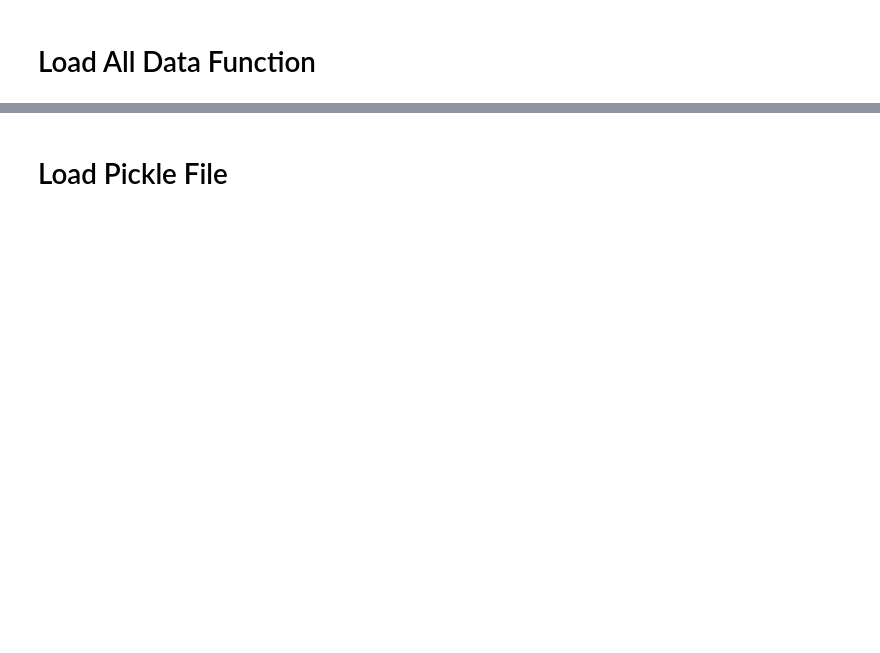
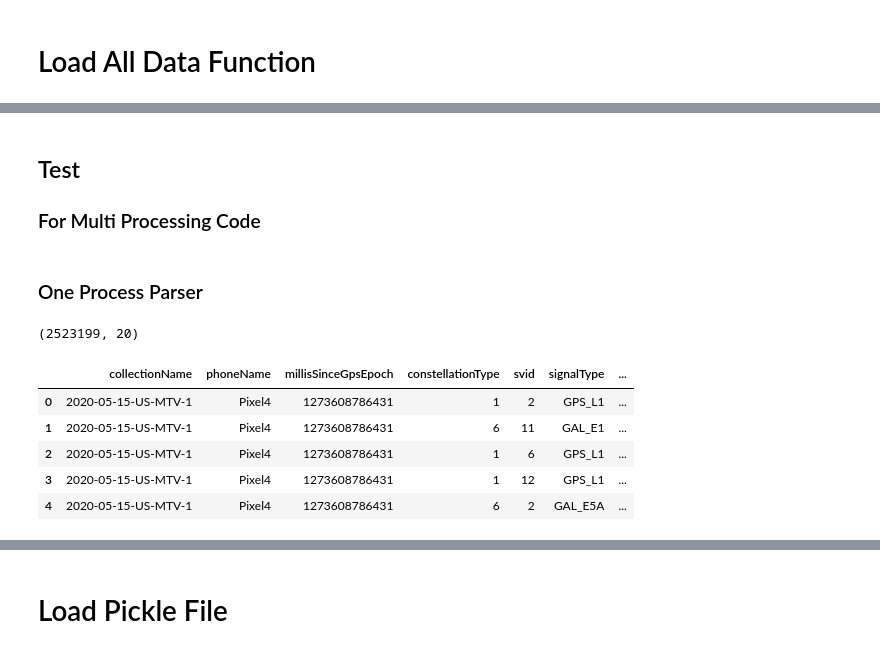
Before and after one commit to leeh8911/BeSuperRepo, a Jupyter notebook: GoogleSmartPhone/code/GSDC1_GatherData.ipynb, the cells around one changed output, grey strips where cells are left out. Saved outputs shown, nothing was run; the diff lists cells and outputs as text; code cells hidden in the pictures; blank space fills up the shorter version.

```diff
--- a/GoogleSmartPhone/code/GSDC1_GatherData.ipynb
+++ b/GoogleSmartPhone/code/GSDC1_GatherData.ipynb
@@ -139,0 +207,13 @@ output.to_pickle(str(PATH / "gsdc_train.pkl.gzip"))
+# %% [markdown]
+## Test
+### For Multi Processing Code
+# %%
+path_list = list(glob(str(PATH / "test" / "*/*/*")))
+
+get_ground_truth = lambda x:x.split(split_charater)[-1].find("ground_truth")>= 0
+get_derived = lambda x:x.split(split_charater)[-1].find("derived.csv")>= 0
+get_gnsslog = lambda x:x.split(split_charater)[-1].find("GnssLog.txt")>= 0
+
+ground_truth_path_list = list(filter(get_ground_truth, path_list))
+derived_path_list = list(filter(get_derived, path_list))
+gnsslog_path_list = list(filter(get_gnsslog, path_list))
@@ -139,0 +236,14 @@ output.to_pickle(str(PATH / "gsdc_train.pkl.gzip"))
+# %% [markdown]
+### One Process Parser
+# %%
+df_derived = pd.concat(derived)
+print(df_derived.shape)
+df_derived.head()
+# %% [output]
+(2523199, 20)
+|  | collectionName | phoneName | millisSinceGpsEpoch | constellationType | svid | signalType | ... |
+| 0 | 2020-05-15-US-MTV-1 | Pixel4 | 1273608786431 | 1 | 2 | GPS_L1 | ... |
+| 1 | 2020-05-15-US-MTV-1 | Pixel4 | 1273608786431 | 6 | 11 | GAL_E1 | ... |
+| 2 | 2020-05-15-US-MTV-1 | Pixel4 | 1273608786431 | 1 | 6 | GPS_L1 | ... |
+| 3 | 2020-05-15-US-MTV-1 | Pixel4 | 1273608786431 | 1 | 12 | GPS_L1 | ... |
+| 4 | 2020-05-15-US-MTV-1 | Pixel4 | 1273608786431 | 6 | 2 | GAL_E5A | ... |
```
Also changed, not shown: parts of 30 cells of this notebook.
